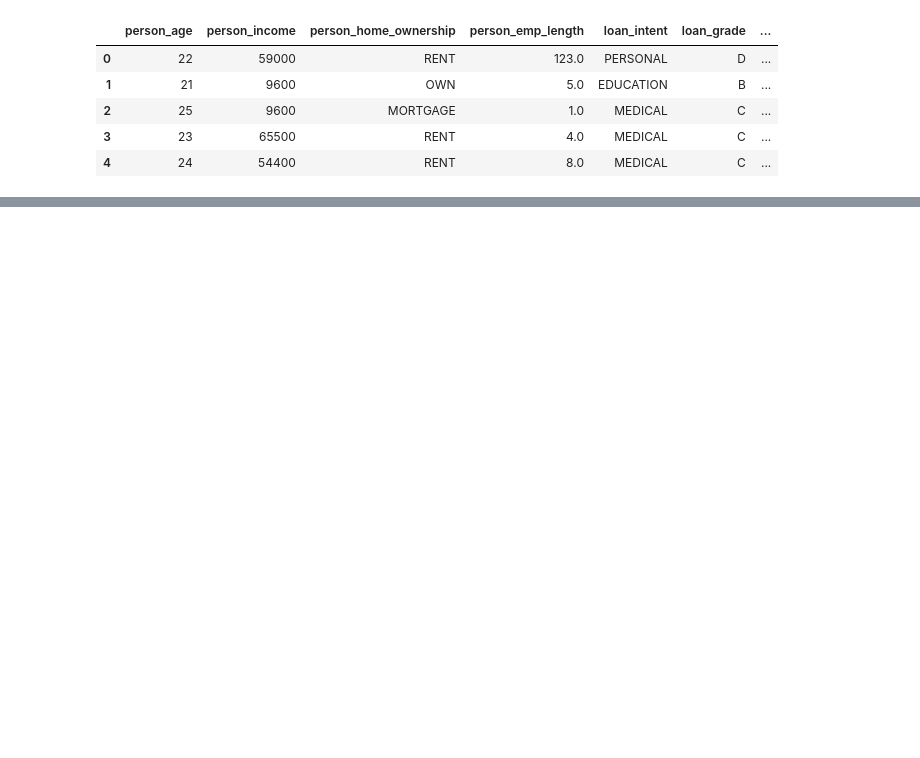
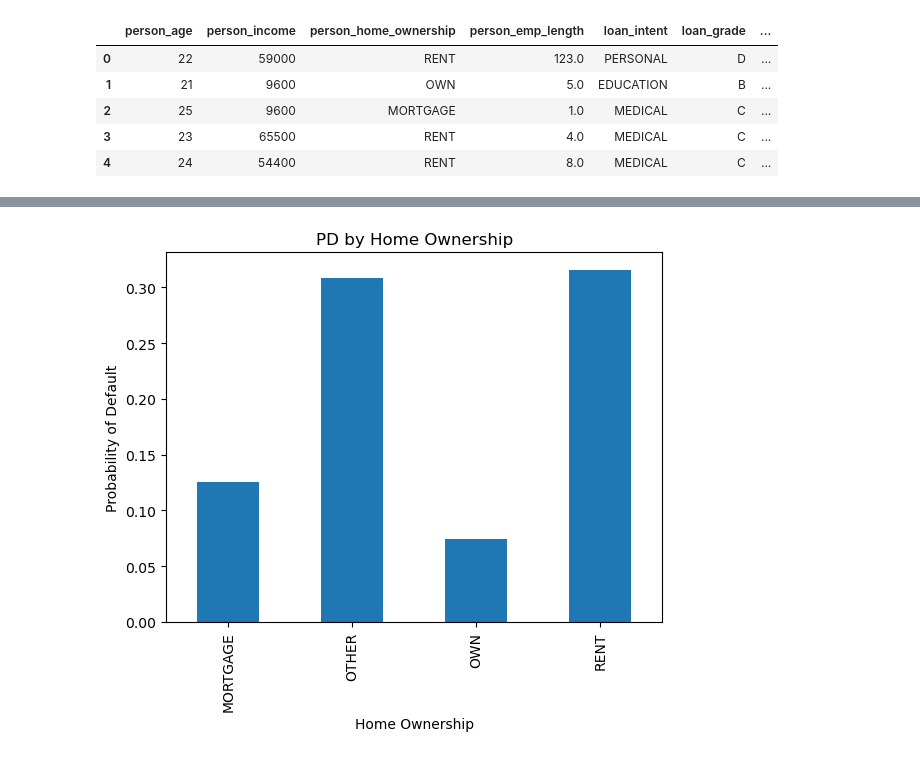
Before and after one commit to cvetelinamin/Math-Concepts-for-Developers-Exam-Project, a Jupyter notebook: Credit Risk Scoring System.ipynb, the cells around one changed output, grey strips where cells are left out. Saved outputs shown, nothing was run; the diff lists cells and outputs as text; code cells hidden in the pictures; blank space fills up the shorter version.

```diff
--- a/Credit Risk Scoring System.ipynb
+++ b/Credit Risk Scoring System.ipynb
@@ -200,0 +284,2 @@ data.head()
+# %%
+pd_home = data.groupby("person_home_ownership")["loan_status"].mean()
@@ -200,0 +298,8 @@ data.head()
+# %%
+pd_home.plot(kind="bar")
+plt.title("PD by Home Ownership")
+plt.ylabel("Probability of Default")
+plt.xlabel("Home Ownership")
+plt.show()
+# %% [output]
+[figure, added]
```
Also changed, not shown: parts of 24 cells of this notebook, 1 other file.
